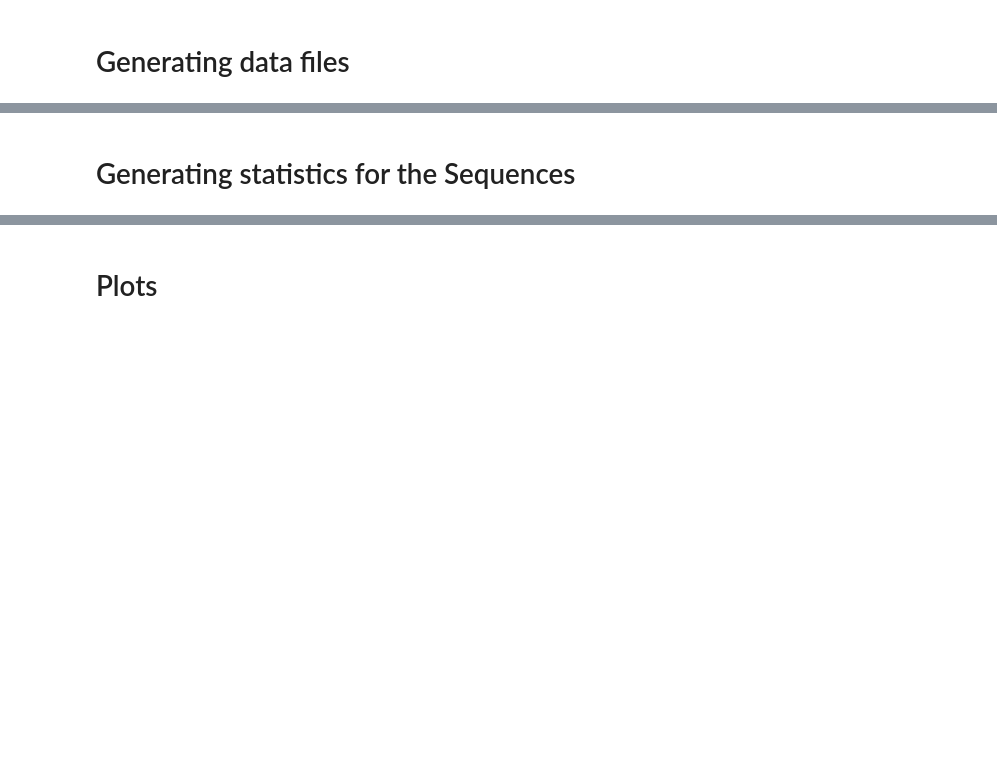
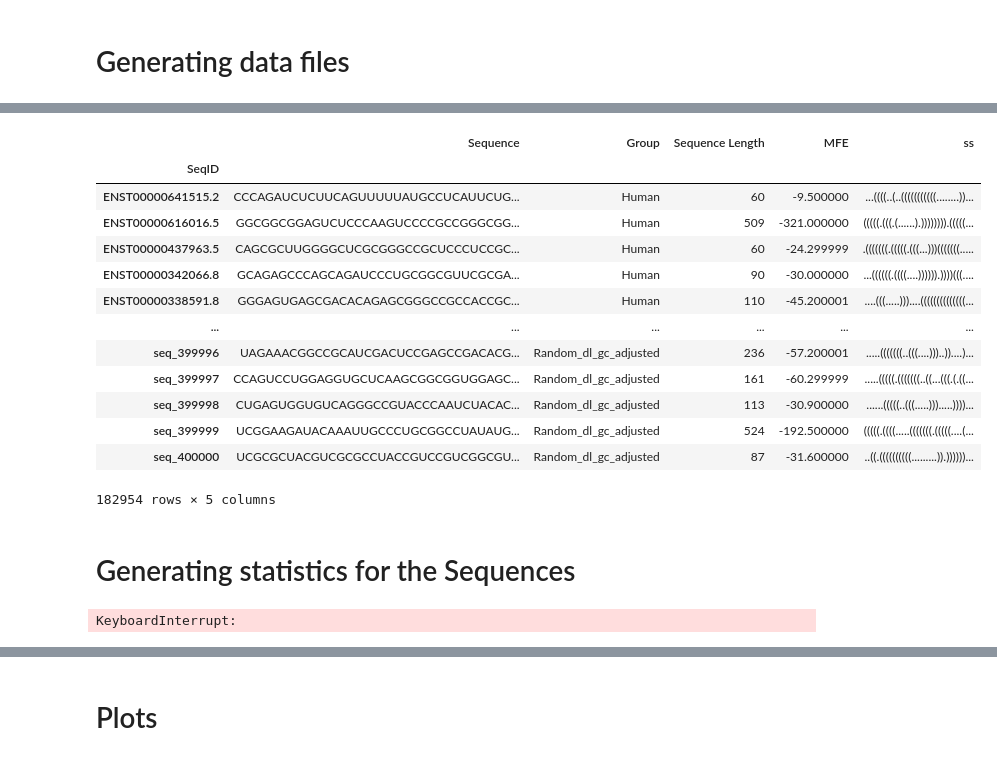
Before and after one commit to jechochamber/Bachelor, a Jupyter notebook: test.ipynb, the cells around one changed output, grey strips where cells are left out. Drawn from its saved outputs; the diff is of its cells as text; code cells hidden in the pictures; blank space fills up the shorter version.

```diff
--- a/test.ipynb
+++ b/test.ipynb
@@ -75,4 +75,24 @@ seqs
 482954 rows × 2 columns
+# %%
+mfe_seqs=pd.read_csv('data/MFE_dl_stats.csv')
+mfe_seqs.set_index('SeqID',inplace=True)
+mfe_seqs['Sequence Length']=mfe_seqs.Sequence.apply(len)
+mfe_seqs
+# %% [output]
+|  | Sequence | Group | Sequence Length | MFE | ss |
+| SeqID |  |  |  |  |  |
+| ENST00000641515.2 | CCCAGAUCUCUUCAGUUUUUAUGCCUCAUUCUG... | Human | 60 | -9.500000 | ...((((..(..(((((((((((........))... |
+| ENST00000616016.5 | GGCGGCGGAGUCUCCCAAGUCCCCGCCGGGCGG... | Human | 509 | -321.000000 | (((((.(((.(......).)))))))).(((((... |
+| ENST00000437963.5 | CAGCGCUUGGGGCUCGCGGGCCGCUCCCUCCGC... | Human | 60 | -24.299999 | .(((((((.(((((.(((...)))(((((((..... |
+| ENST00000342066.8 | GCAGAGCCCAGCAGAUCCCUGCGGCGUUCGCGA... | Human | 90 | -30.000000 | ...((((((.((((....)))))).))))(((.... |
+| ENST00000338591.8 | GGGAGUGAGCGACACAGAGCGGGCCGCCACCGC... | Human | 110 | -45.200001 | ....(((.....)))....((((((((((((((... |
+| ... | ... | ... | ... | ... | ... |
+| seq_399996 | UAGAAACGGCCGCAUCGACUCCGAGCCGACACG... | Random_dl_gc_adjusted | 236 | -57.200001 | .....(((((((..(((....)))..))....)... |
+| seq_399997 | CCAGUCCUGGAGGUGCUCAAGCGGCGGUGGAGC... | Random_dl_gc_adjusted | 161 | -60.299999 | .....(((((.(((((((..((...(((.(.((... |
+| seq_399998 | CUGAGUGGUGUCAGGGCCGUACCCAAUCUACAC... | Random_dl_gc_adjusted | 113 | -30.900000 | ......(((((..(((.....))).....))))... |
+| seq_399999 | UCGGAAGAUACAAAUUGCCCUGCGGCCUAUAUG... | Random_dl_gc_adjusted | 524 | -192.500000 | (((((.((((.....(((((((.(((((....(... |
+| seq_400000 | UCGCGCUACGUCGCGCCUACCGUCCGUCGGCGU... | Random_dl_gc_adjusted | 87 | -31.600000 | ..((.((((((((((.........)).))))))... |
+182954 rows × 5 columns
 # %% [markdown]
 # Generating statistics for the Sequences
 # %%
@@ -84 +114,10 @@ seqs['GC Content']=polygraph.sequence.gc(seqs)
+# %%
+'''uORF counts'''
+AUG_counts1=src.uORF_Statistics.uORFs(seqs,'AUG')
+CUG_counts1=src.uORF_Statistics.uORFs(seqs,'CUG')
+GUG_counts1=src.uORF_Statistics.uORFs(seqs,'GUG')
+UUG_counts1=src.uORF_Statistics.uORFs(seqs,'UUG')
+ACG_counts1=src.uORF_Statistics.uORFs(seqs,'ACG')
+# %% [output]
+KeyboardInterrupt:
 # %%
```
Also changed, not shown: parts of 31 cells of this notebook, 5 other files.
